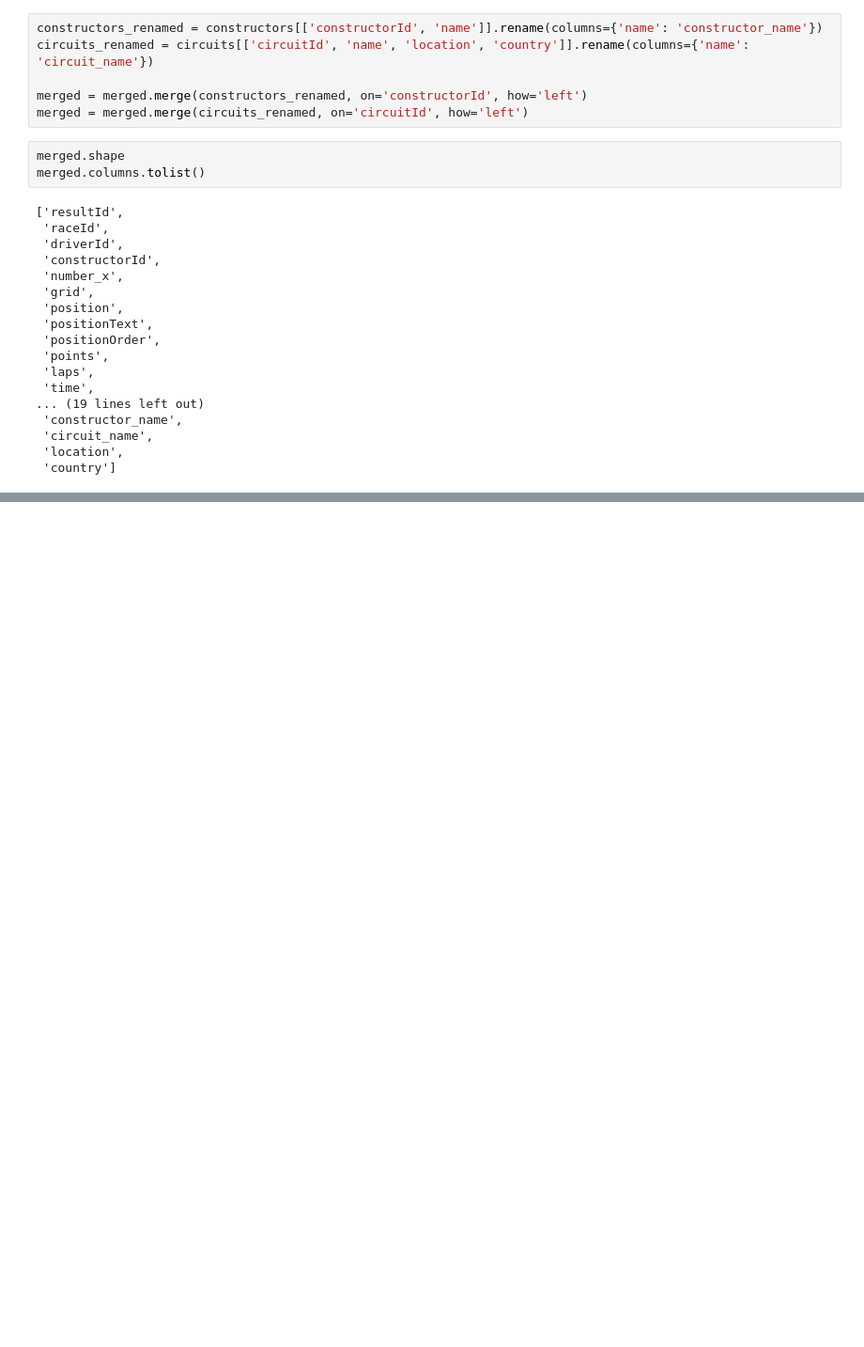
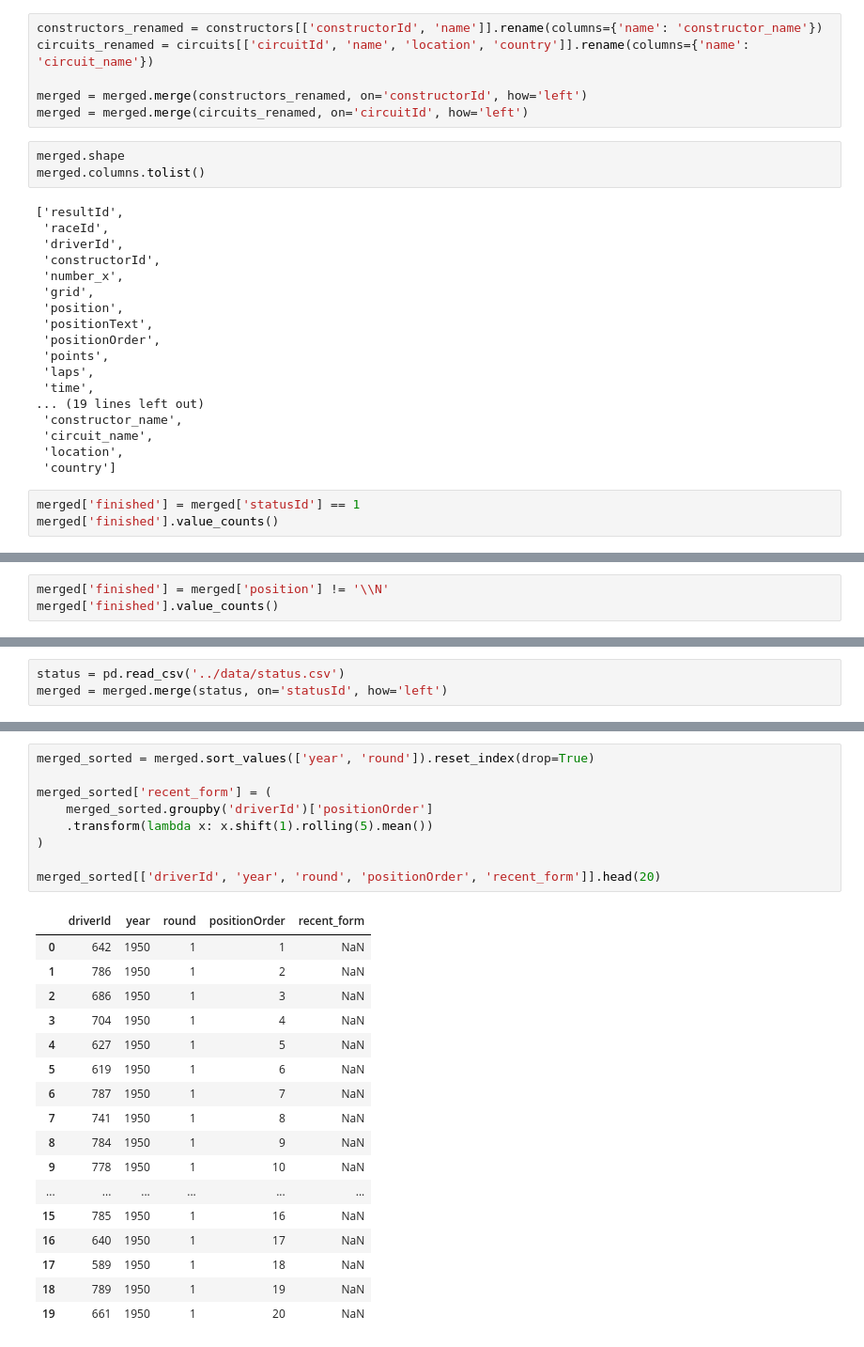
Before and after one commit to Tosin1611/Formula-One-Prediction-Project, a Jupyter notebook: notebooks/01_load_and_clean.ipynb, the cells around one changed output, grey strips where cells are left out. Shown at 94% size. Cells and saved outputs as stored; diff of their text form; blank space fills up the shorter version.

Commit message:
Add finished flag and recent-form feature (leakage-free rolling average)

```diff
--- a/notebooks/01_load_and_clean.ipynb
+++ b/notebooks/01_load_and_clean.ipynb
@@ -178,3 +178,6 @@ merged.columns.tolist()
  'circuit_name',
  'location',
  'country']
+# %%
+merged['finished'] = merged['statusId'] == 1
+merged['finished'].value_counts()
@@ -180,0 +210,3 @@ merged.columns.tolist()
+# %%
+merged['finished'] = merged['position'] != '\\N'
+merged['finished'].value_counts()
@@ -180,0 +218,3 @@ merged.columns.tolist()
+# %%
+status = pd.read_csv('../data/status.csv')
+merged = merged.merge(status, on='statusId', how='left')
@@ -180,0 +283,27 @@ merged.columns.tolist()
+# %%
+merged_sorted = merged.sort_values(['year', 'round']).reset_index(drop=True)
+
+merged_sorted['recent_form'] = (
+    merged_sorted.groupby('driverId')['positionOrder']
+    .transform(lambda x: x.shift(1).rolling(5).mean())
+)
+
+merged_sorted[['driverId', 'year', 'round', 'positionOrder', 'recent_form']].head(20)
+# %% [output]
+|  | driverId | year | round | positionOrder | recent_form |
+| 0 | 642 | 1950 | 1 | 1 | NaN |
+| 1 | 786 | 1950 | 1 | 2 | NaN |
+| 2 | 686 | 1950 | 1 | 3 | NaN |
+| 3 | 704 | 1950 | 1 | 4 | NaN |
+| 4 | 627 | 1950 | 1 | 5 | NaN |
+| 5 | 619 | 1950 | 1 | 6 | NaN |
+| 6 | 787 | 1950 | 1 | 7 | NaN |
+| 7 | 741 | 1950 | 1 | 8 | NaN |
+| 8 | 784 | 1950 | 1 | 9 | NaN |
+| 9 | 778 | 1950 | 1 | 10 | NaN |
+| ... | ... | ... | ... | ... | ... |
+| 15 | 785 | 1950 | 1 | 16 | NaN |
+| 16 | 640 | 1950 | 1 | 17 | NaN |
+| 17 | 589 | 1950 | 1 | 18 | NaN |
+| 18 | 789 | 1950 | 1 | 19 | NaN |
+| 19 | 661 | 1950 | 1 | 20 | NaN |
```
Also changed, not shown: parts of 8 cells of this notebook.
